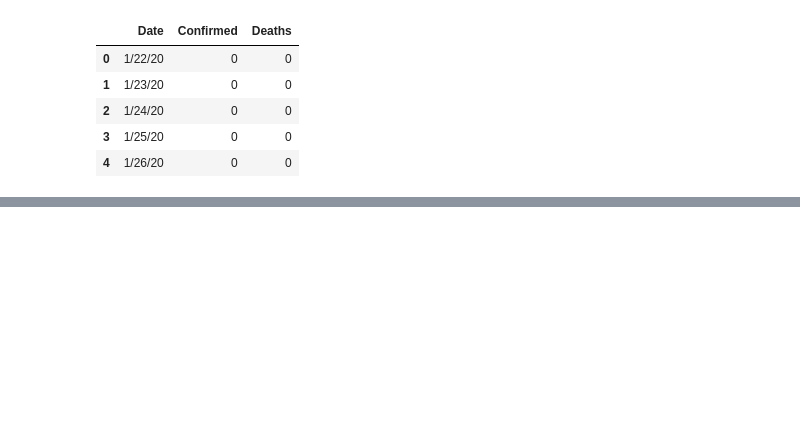
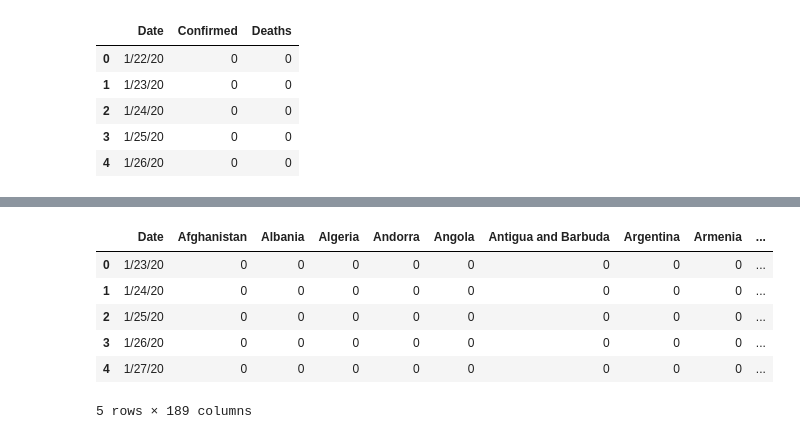
Before and after one commit to hsi-cy/covid_19_dashboard, a Jupyter notebook: plotlyGraph.ipynb, the cells around one changed output, grey strips where cells are left out. Saved outputs shown, nothing was run; the diff lists cells and outputs as text; code cells hidden in the pictures; blank space fills up the shorter version.

```diff
--- a/plotlyGraph.ipynb
+++ b/plotlyGraph.ipynb
@@ -35,3 +35,41 @@ fig.add_bar(x=forPlot['Date'], y=forPlot['Deaths'], marker_color='rgb(255,102,10
                       marker_line_width=1.5, opacity=0.6,name='Deaths')
 # %% [output]
 [interactive output not drawn]
+# %%
+import dash
+import dash_core_components as dcc
+import dash_html_components as html
+import pandas as pd
+import plotly.express as px
+import plotly.graph_objects as go
+from dash.dependencies import Input, Output
+from plotly.subplots import make_subplots
+
+dfConfirmed = pd.read_csv('confirmed.csv').drop('Unnamed: 0', axis=1)
+listOfCountries = list(dfConfirmed.columns[1:])
+optCountries = []
+for country in listOfCountries:
+    dic = {'label': country, 'value': country}
+    optCountries.append(dic)
+
+dfDeaths = pd.read_csv('deaths.csv').drop('Unnamed: 0', axis=1)
+
+dftd = pd.read_csv('confirmed.csv').drop(
+    columns=['Unnamed: 0', 'Date']).iloc[1:][:].reset_index(drop=True)
+dfyst = pd.read_csv('confirmed.csv').drop(
+    columns=['Unnamed: 0', 'Date']).iloc[:-1][:].reset_index(drop=True)
+
+dailyGlobalNewCases = dftd - dfyst
+date = pd.DataFrame({'Date': dfConfirmed.Date[1:]}).reset_index(drop=True)
+frames = [date, dailyGlobalNewCases]
+dailyGlobalNewCases = pd.concat(frames, axis=1)
+# %%
+dailyGlobalNewCases.head()
+# %% [output]
+|  | Date | Afghanistan | Albania | Algeria | Andorra | Angola | Antigua and Barbuda | Argentina | Armenia | ... |
+| 0 | 1/23/20 | 0 | 0 | 0 | 0 | 0 | 0 | 0 | 0 | ... |
+| 1 | 1/24/20 | 0 | 0 | 0 | 0 | 0 | 0 | 0 | 0 | ... |
+| 2 | 1/25/20 | 0 | 0 | 0 | 0 | 0 | 0 | 0 | 0 | ... |
+| 3 | 1/26/20 | 0 | 0 | 0 | 0 | 0 | 0 | 0 | 0 | ... |
+| 4 | 1/27/20 | 0 | 0 | 0 | 0 | 0 | 0 | 0 | 0 | ... |
+5 rows × 189 columns
```
Also changed, not shown: 7 other files.
